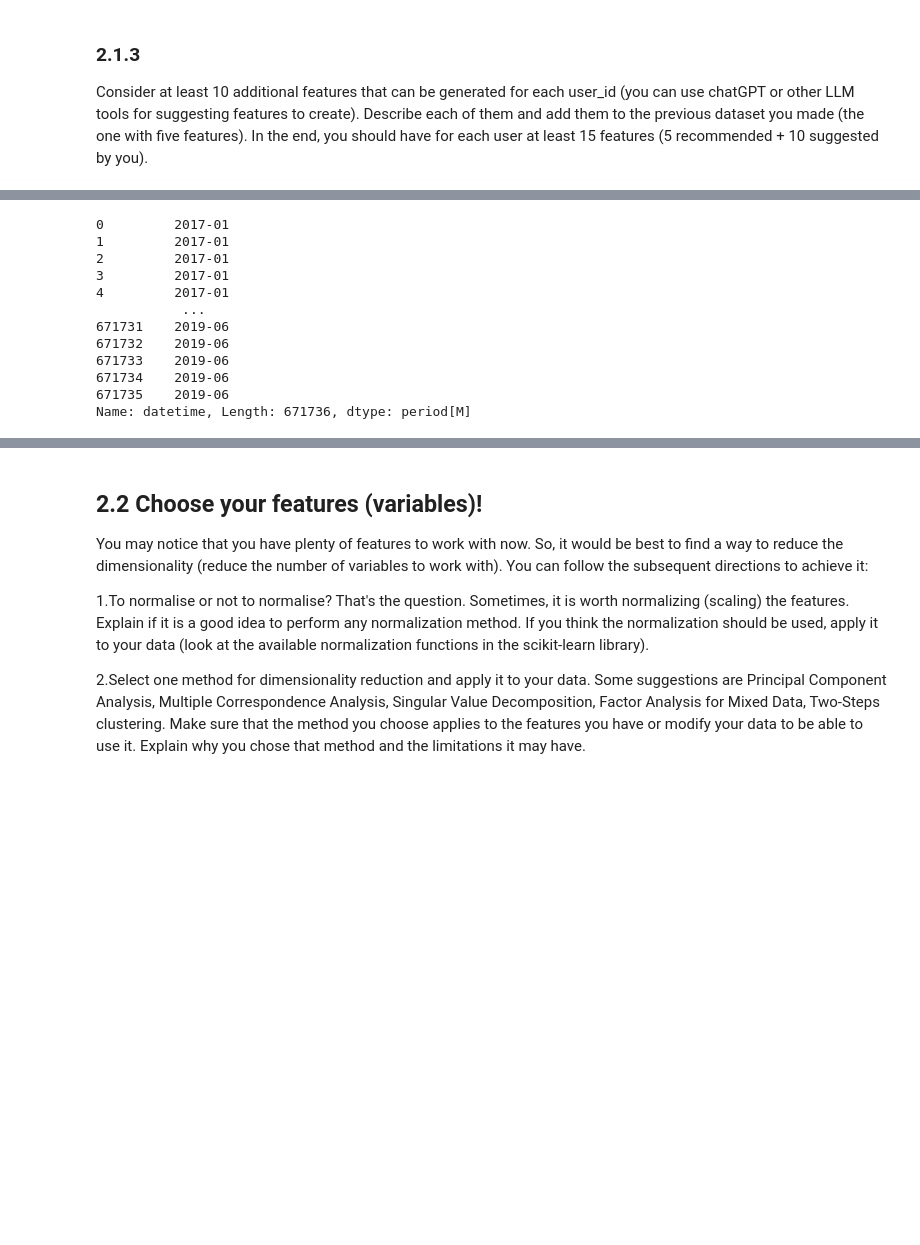
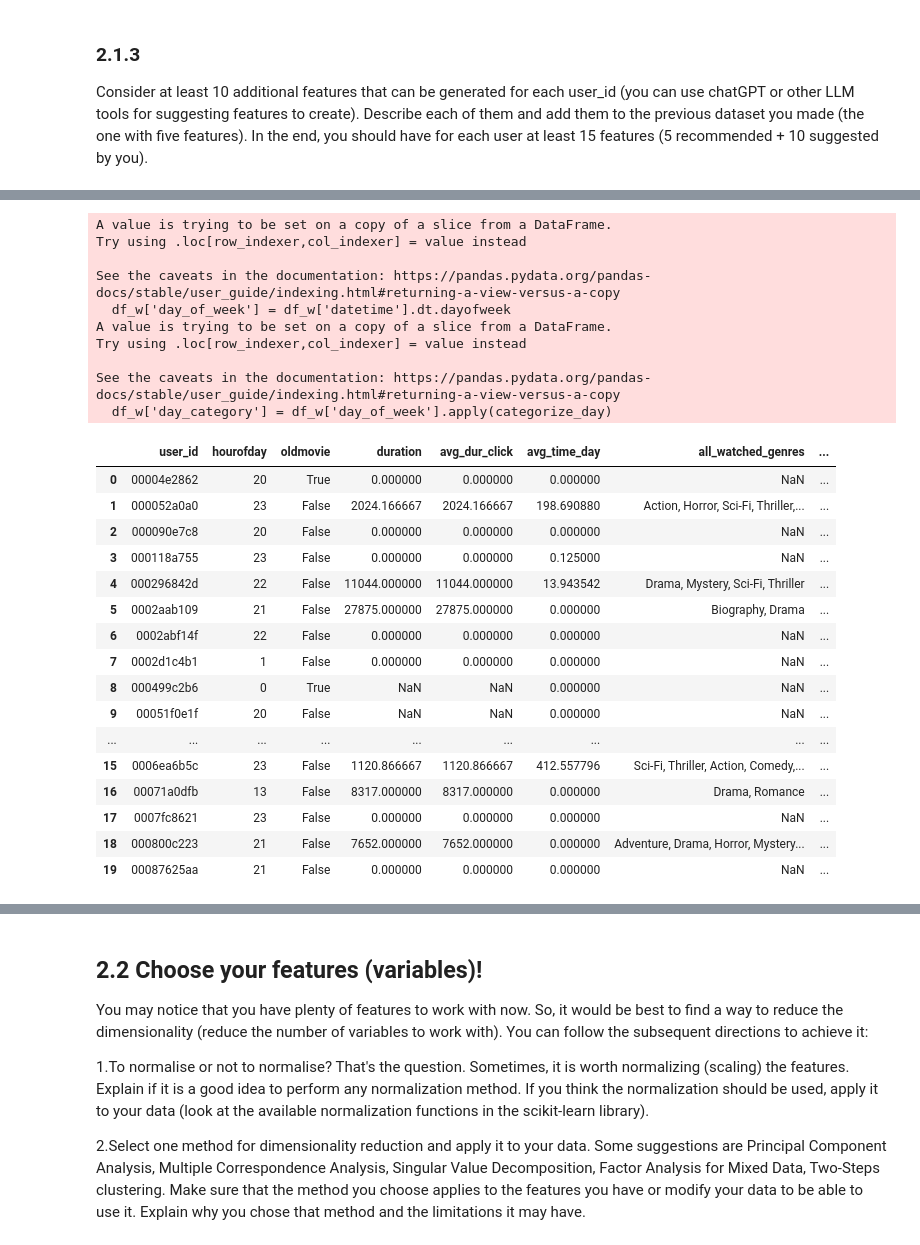
Before and after one commit to Alessandra9922/ADM_HW4_Group_8, a Jupyter notebook: Question_2/main_(2).ipynb, the cells around one changed output, grey strips where cells are left out. Drawn from its saved outputs; the diff is of its cells as text; code cells hidden in the pictures; blank space fills up the shorter version.

```diff
--- a/Question_2/main_(2).ipynb
+++ b/Question_2/main_(2).ipynb
@@ -441,15 +377,60 @@ user_id
-# %%
-dataset['datetime'].dt.to_period('M')
-# %% [output]
-0         2017-01
-1         2017-01
-2         2017-01
-3         2017-01
-4         2017-01
-           ...
-671731    2019-06
-671732    2019-06
-671733    2019-06
-671734    2019-06
-671735    2019-06
-Name: datetime, Length: 671736, dtype: period[M]
+# %%
+# Does the user prefer weekday or weekend to watch movies?
+
+df_w = dataset[dataset['duration'] > 0]
+
+# Extract the day of the week (0 = Monday, 6 = Sunday)
+df_w['day_of_week'] = df_w['datetime'].dt.dayofweek
+
+# Fucntion that assigns Monday=0...Sunday=6
+def categorize_day(day):
+    if day < 5:
+        return 'Weekday'
+    else:
+        return 'Weekend'
+
+# New column 'day_category'
+df_w['day_category'] = df_w['day_of_week'].apply(categorize_day)
+
+# Group by 'user_id' and 'day_category' I count the occurrences
+day_clicks = df_w.groupby(['user_id', 'day_category']).size().unstack().fillna(0)
+
+# Determine if the user prefers more clicks during weekdays or weekends
+day_clicks['weekend_or_weekday'] = 'Weekend'
+day_clicks.loc[day_clicks['Weekday'] > day_clicks['Weekend'], 'weekend_or_weekday'] = 'Weekday'
+
+# Reset the index to merge properly
+user_preference = day_clicks['weekend_or_weekday'].reset_index()
+
+# Merge
+dataset_user = pd.merge(dataset_user, user_preference, on='user_id', how='left')
+
+dataset_user.head(20)
+# %% [output]
+A value is trying to be set on a copy of a slice from a DataFrame.
+Try using .loc[row_indexer,col_indexer] = value instead
+
+See the caveats in the documentation: https://pandas.pydata.org/pandas-docs/stable/user_guide/indexing.html#returning-a-view-versus-a-copy
+  df_w['day_of_week'] = df_w['datetime'].dt.dayofweek
+A value is trying to be set on a copy of a slice from a DataFrame.
+Try using .loc[row_indexer,col_indexer] = value instead
+
+See the caveats in the documentation: https://pandas.pydata.org/pandas-docs/stable/user_guide/indexing.html#returning-a-view-versus-a-copy
+  df_w['day_category'] = df_w['day_of_week'].apply(categorize_day)
+|  | user_id | hourofday | oldmovie | duration | avg_dur_click | avg_time_day | all_watched_genres | ... |
+| 0 | 00004e2862 | 20 | True | 0.000000 | 0.000000 | 0.000000 | NaN | ... |
+| 1 | 000052a0a0 | 23 | False | 2024.166667 | 2024.166667 | 198.690880 | Action, Horror, Sci-Fi, Thriller,... | ... |
+| 2 | 000090e7c8 | 20 | False | 0.000000 | 0.000000 | 0.000000 | NaN | ... |
+| 3 | 000118a755 | 23 | False | 0.000000 | 0.000000 | 0.125000 | NaN | ... |
+| 4 | 000296842d | 22 | False | 11044.000000 | 11044.000000 | 13.943542 | Drama, Mystery, Sci-Fi, Thriller | ... |
+| 5 | 0002aab109 | 21 | False | 27875.000000 | 27875.000000 | 0.000000 | Biography, Drama | ... |
+| 6 | 0002abf14f | 22 | False | 0.000000 | 0.000000 | 0.000000 | NaN | ... |
+| 7 | 0002d1c4b1 | 1 | False | 0.000000 | 0.000000 | 0.000000 | NaN | ... |
+| 8 | 000499c2b6 | 0 | True | NaN | NaN | 0.000000 | NaN | ... |
+| 9 | 00051f0e1f | 20 | False | NaN | NaN | 0.000000 | NaN | ... |
+| ... | ... | ... | ... | ... | ... | ... | ... | ... |
+| 15 | 0006ea6b5c | 23 | False | 1120.866667 | 1120.866667 | 412.557796 | Sci-Fi, Thriller, Action, Comedy,... | ... |
+| 16 | 00071a0dfb | 13 | False | 8317.000000 | 8317.000000 | 0.000000 | Drama, Romance | ... |
+| 17 | 0007fc8621 | 23 | False | 0.000000 | 0.000000 | 0.000000 | NaN | ... |
+| 18 | 000800c223 | 21 | False | 7652.000000 | 7652.000000 | 0.000000 | Adventure, Drama, Horror, Mystery... | ... |
+| 19 | 00087625aa | 21 | False | 0.000000 | 0.000000 | 0.000000 | NaN | ... |
```
Also changed, not shown: parts of 25 cells of this notebook.
